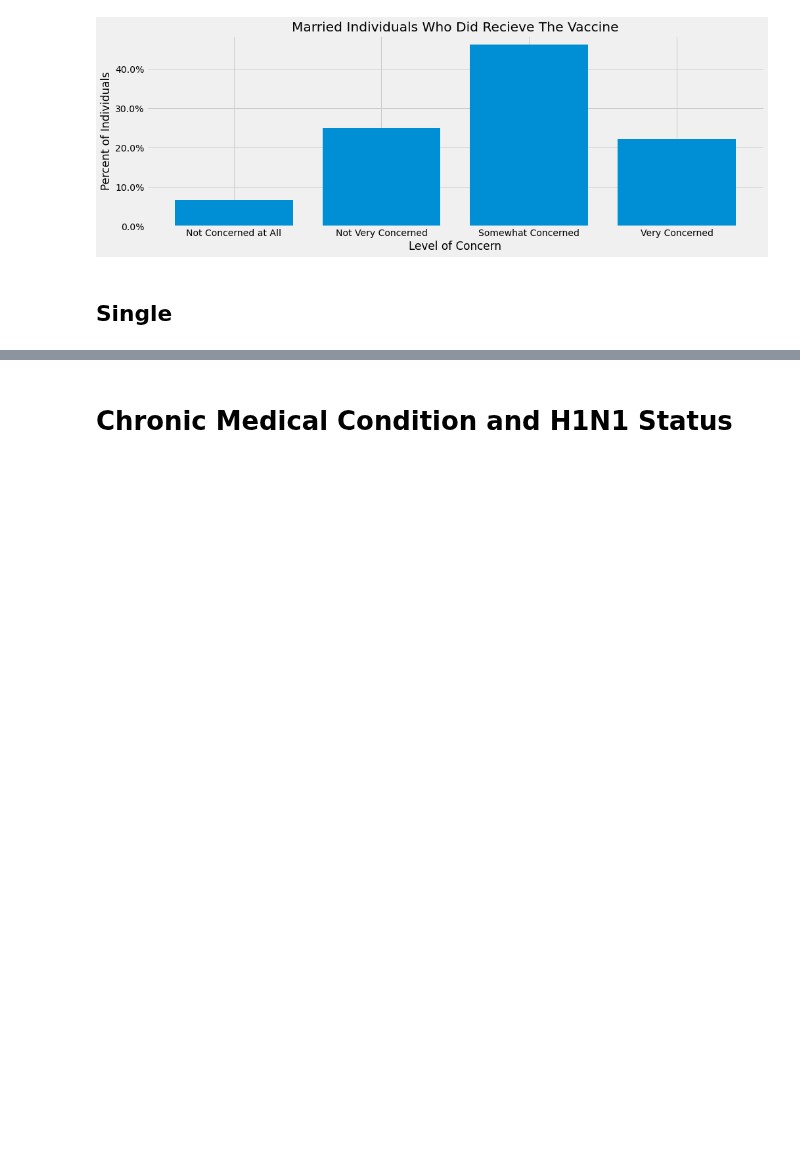
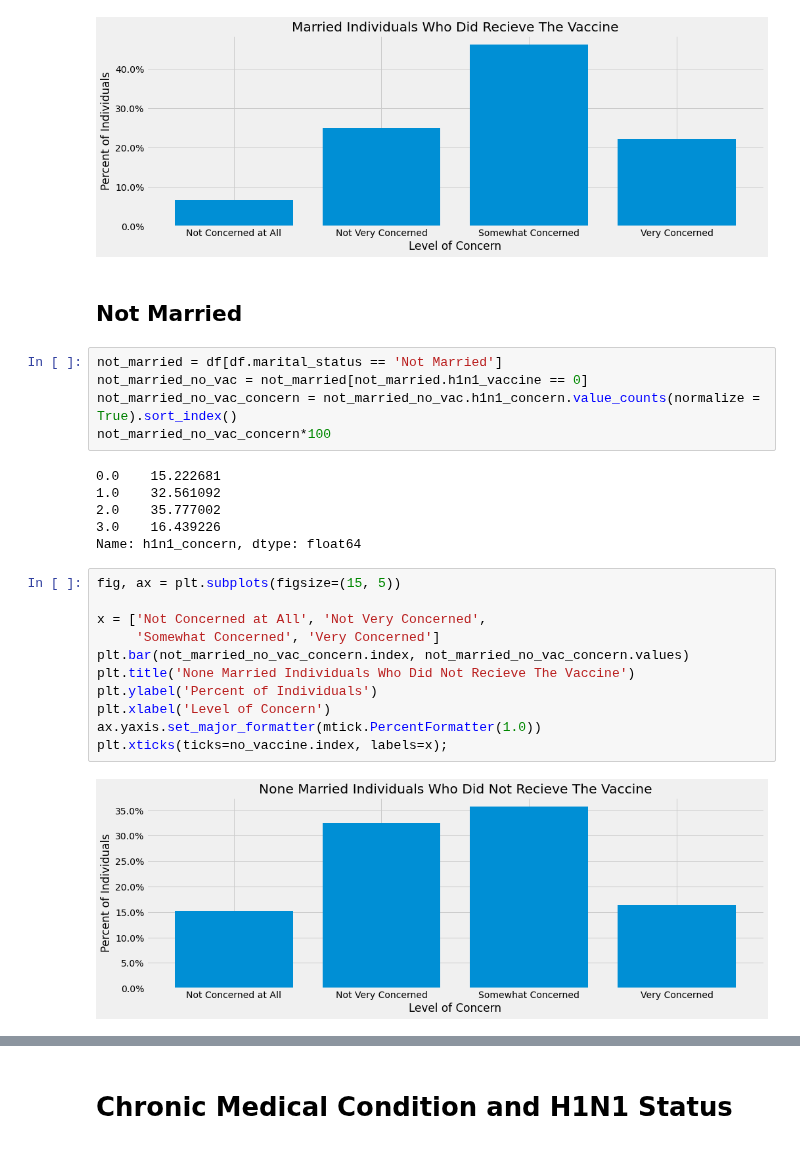
Before and after one commit to mankah/Capstone, a Jupyter notebook: H1N1_Analysis.ipynb, the cells around one changed output, grey strips where cells are left out. Drawn from its saved outputs; the diff is of its cells as text; blank space fills up the shorter version.

```diff
--- a/H1N1_Analysis.ipynb
+++ b/H1N1_Analysis.ipynb
@@ -1180,5 +1180,29 @@ ax.yaxis.set_major_formatter(mtick.PercentFormatter(1.0))
 plt.xticks(ticks=no_vaccine.index, labels=x);
 # %% [output]
 [figure]
-# %% [markdown]
-## Single
+# %% [markdown]
+## Not Married
+# %%
+not_married = df[df.marital_status == 'Not Married']
+not_married_no_vac = not_married[not_married.h1n1_vaccine == 0]
+not_married_no_vac_concern = not_married_no_vac.h1n1_concern.value_counts(normalize = True).sort_index()
+not_married_no_vac_concern*100
+# %% [output]
+0.0    15.222681
+1.0    32.561092
+2.0    35.777002
+3.0    16.439226
+Name: h1n1_concern, dtype: float64
+# %%
+fig, ax = plt.subplots(figsize=(15, 5))
+
+x = ['Not Concerned at All', 'Not Very Concerned',
+     'Somewhat Concerned', 'Very Concerned']
+plt.bar(not_married_no_vac_concern.index, not_married_no_vac_concern.values)
+plt.title('None Married Individuals Who Did Not Recieve The Vaccine')
+plt.ylabel('Percent of Individuals')
+plt.xlabel('Level of Concern')
+ax.yaxis.set_major_formatter(mtick.PercentFormatter(1.0))
+plt.xticks(ticks=no_vaccine.index, labels=x);
+# %% [output]
+[figure, added]
```
Also changed, not shown: parts of 13 cells of this notebook.
